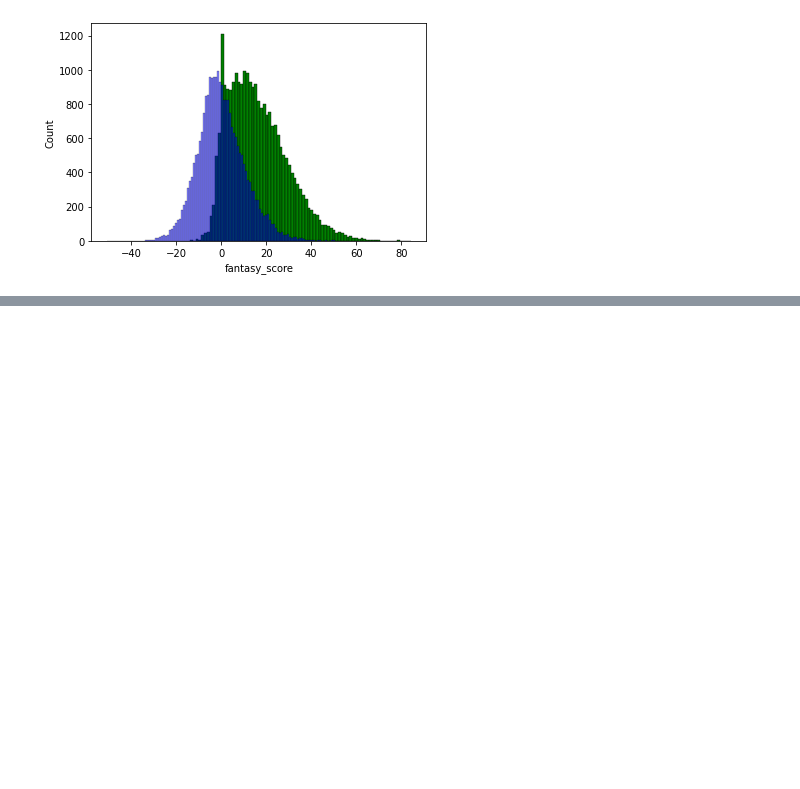
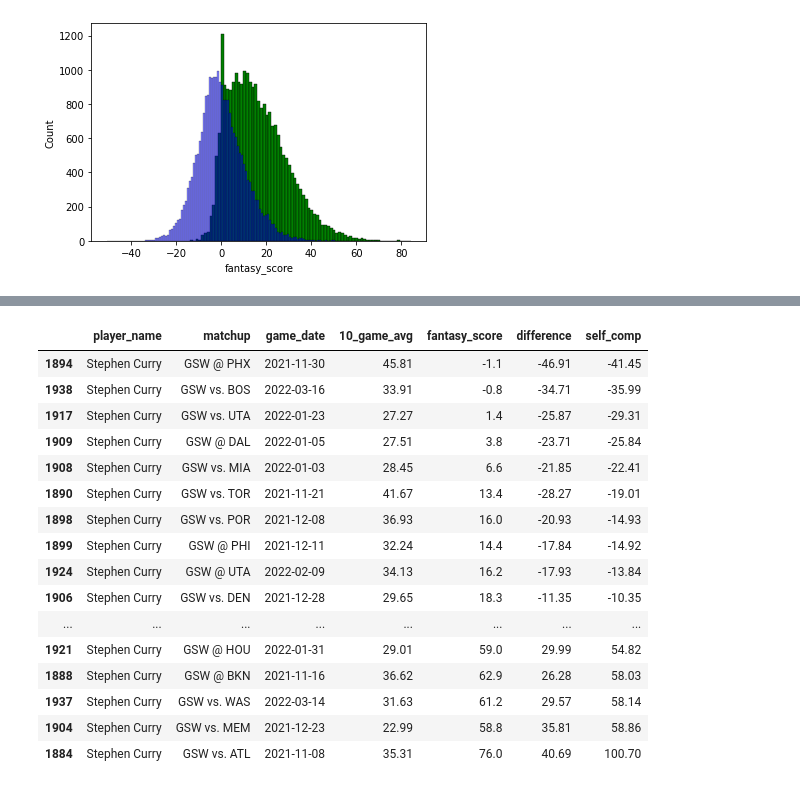
Before and after one commit to jaysonbb/Game_Stonks, a Jupyter notebook: testing/player_value_testing.ipynb, the cells around one changed output, grey strips where cells are left out. Drawn from its saved outputs; the diff is of its cells as text; code cells hidden in the pictures; blank space fills up the shorter version.

```diff
--- a/testing/player_value_testing.ipynb
+++ b/testing/player_value_testing.ipynb
@@ -67,0 +108,22 @@ sns.histplot(df['difference'], color='blue', alpha=0.5)
+# %%
+pd.set_option('display.max_rows', None)
+plyr_df = plyr_df[['player_name', 'matchup','game_date','10_game_avg','fantasy_score','difference','self_comp']]
+plyr_df.sort_values(by='self_comp')
+# %% [output]
+|  | player_name | matchup | game_date | 10_game_avg | fantasy_score | difference | self_comp |
+| 1894 | Stephen Curry | GSW @ PHX | 2021-11-30 | 45.81 | -1.1 | -46.91 | -41.45 |
+| 1938 | Stephen Curry | GSW vs. BOS | 2022-03-16 | 33.91 | -0.8 | -34.71 | -35.99 |
+| 1917 | Stephen Curry | GSW vs. UTA | 2022-01-23 | 27.27 | 1.4 | -25.87 | -29.31 |
+| 1909 | Stephen Curry | GSW @ DAL | 2022-01-05 | 27.51 | 3.8 | -23.71 | -25.84 |
+| 1908 | Stephen Curry | GSW vs. MIA | 2022-01-03 | 28.45 | 6.6 | -21.85 | -22.41 |
+| 1890 | Stephen Curry | GSW vs. TOR | 2021-11-21 | 41.67 | 13.4 | -28.27 | -19.01 |
+| 1898 | Stephen Curry | GSW vs. POR | 2021-12-08 | 36.93 | 16.0 | -20.93 | -14.93 |
+| 1899 | Stephen Curry | GSW @ PHI | 2021-12-11 | 32.24 | 14.4 | -17.84 | -14.92 |
+| 1924 | Stephen Curry | GSW @ UTA | 2022-02-09 | 34.13 | 16.2 | -17.93 | -13.84 |
+| 1906 | Stephen Curry | GSW vs. DEN | 2021-12-28 | 29.65 | 18.3 | -11.35 | -10.35 |
+| ... | ... | ... | ... | ... | ... | ... | ... |
+| 1921 | Stephen Curry | GSW @ HOU | 2022-01-31 | 29.01 | 59.0 | 29.99 | 54.82 |
+| 1888 | Stephen Curry | GSW @ BKN | 2021-11-16 | 36.62 | 62.9 | 26.28 | 58.03 |
+| 1937 | Stephen Curry | GSW vs. WAS | 2022-03-14 | 31.63 | 61.2 | 29.57 | 58.14 |
+| 1904 | Stephen Curry | GSW vs. MEM | 2021-12-23 | 22.99 | 58.8 | 35.81 | 58.86 |
+| 1884 | Stephen Curry | GSW vs. ATL | 2021-11-08 | 35.31 | 76.0 | 40.69 | 100.70 |
```
Also changed, not shown: parts of 11 cells of this notebook, 1 other file.
